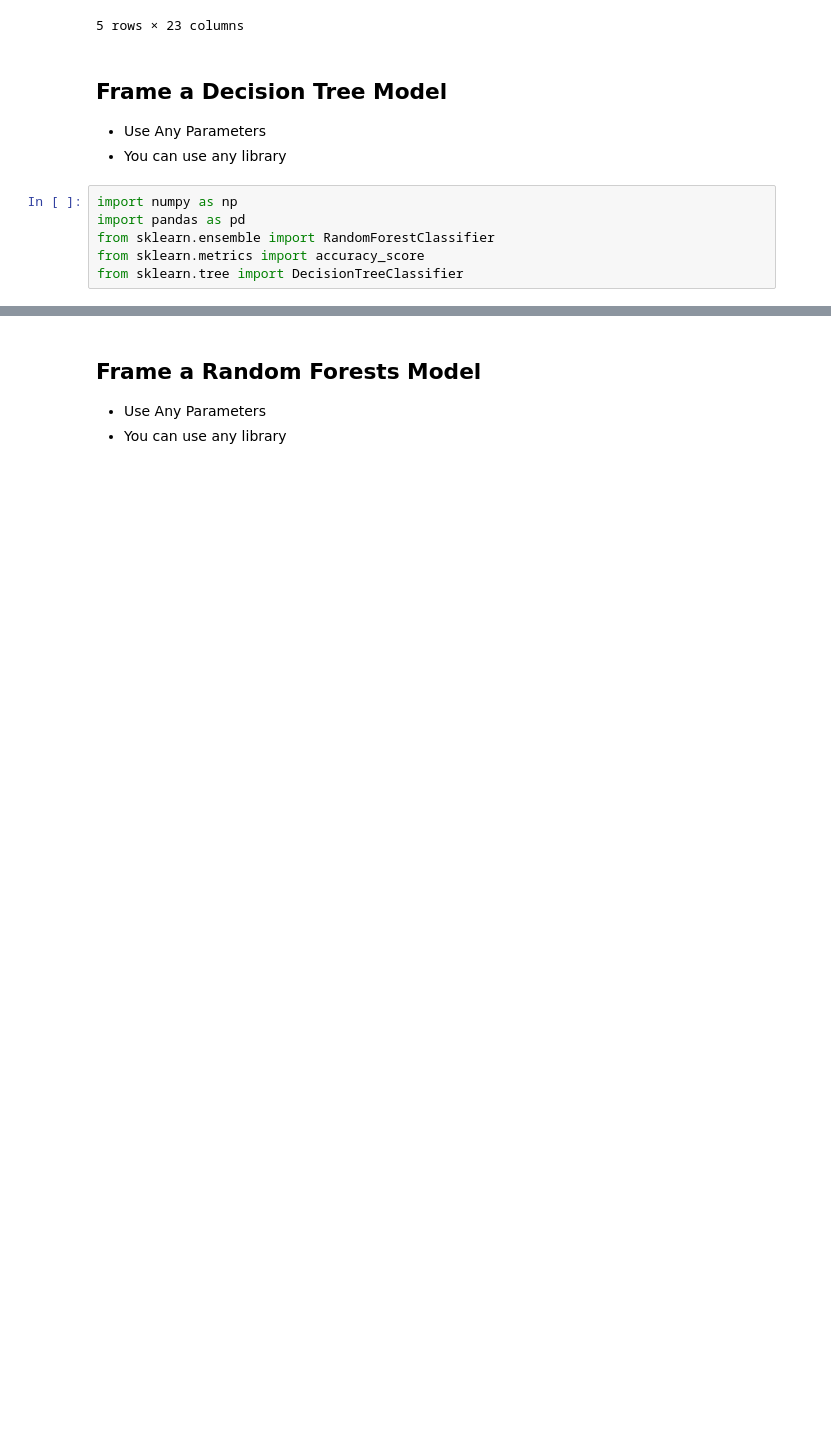
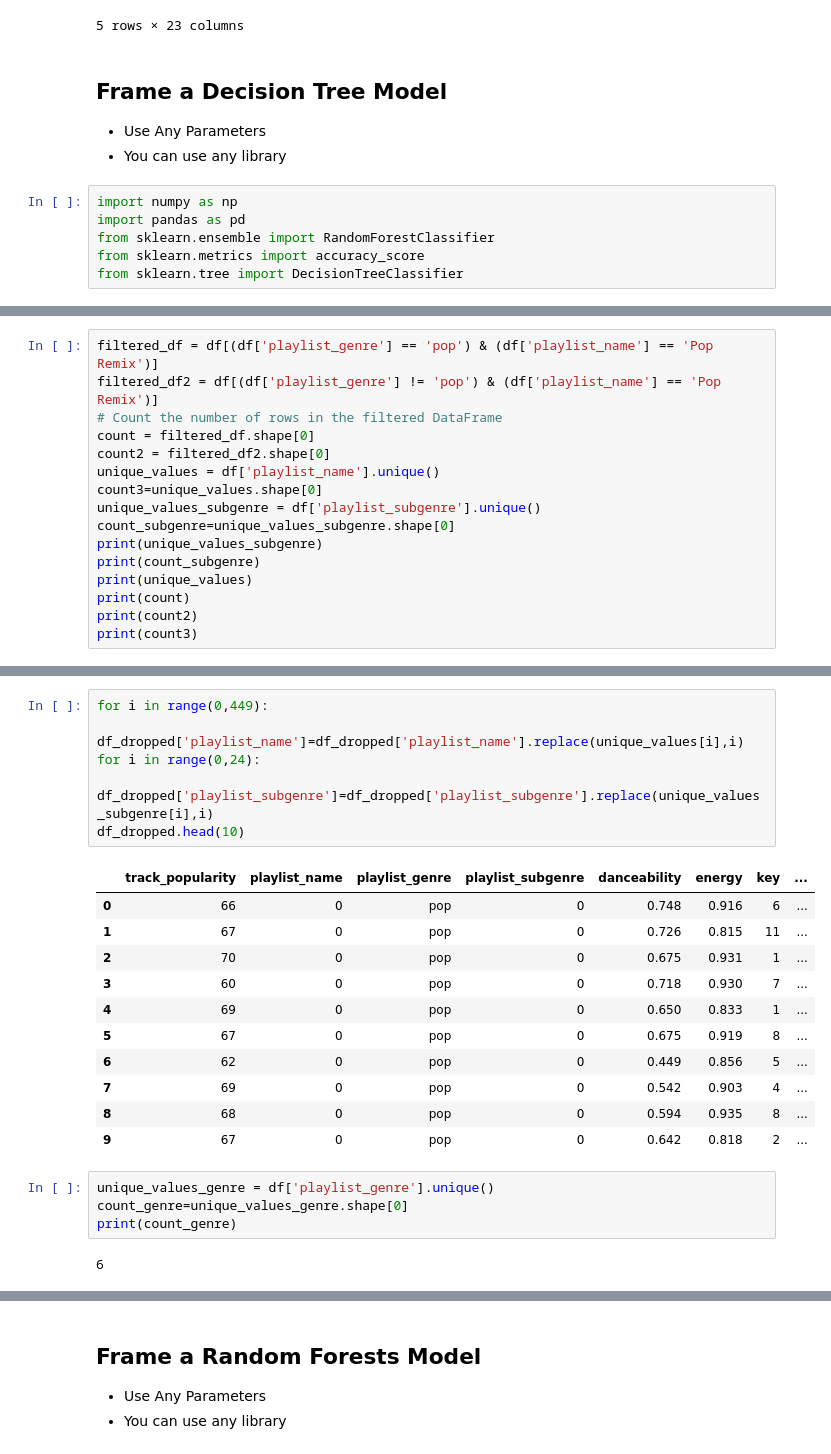
Before and after one commit to ElectronicsClub-IITK/Voice-Morph-Companion, a Jupyter notebook: Week 2/RF and DT Assignment/Assignment.ipynb, the cells around one changed output, grey strips where cells are left out. Drawn from its saved outputs; the diff is of its cells as text; blank space fills up the shorter version.

```diff
--- a/Week 2/RF and DT Assignment/Assignment.ipynb
+++ b/Week 2/RF and DT Assignment/Assignment.ipynb
@@ -29,0 +117,16 @@ from sklearn.tree import DecisionTreeClassifier
+# %%
+filtered_df = df[(df['playlist_genre'] == 'pop') & (df['playlist_name'] == 'Pop Remix')]
+filtered_df2 = df[(df['playlist_genre'] != 'pop') & (df['playlist_name'] == 'Pop Remix')]
+# Count the number of rows in the filtered DataFrame
+count = filtered_df.shape[0]
+count2 = filtered_df2.shape[0]
+unique_values = df['playlist_name'].unique()
+count3=unique_values.shape[0]
+unique_values_subgenre = df['playlist_subgenre'].unique()
+count_subgenre=unique_values_subgenre.shape[0]
+print(unique_values_subgenre)
+print(count_subgenre)
+print(unique_values)
+print(count)
+print(count2)
+print(count3)
@@ -29,0 +151,24 @@ from sklearn.tree import DecisionTreeClassifier
+# %%
+for i in range(0,449):
+    df_dropped['playlist_name']=df_dropped['playlist_name'].replace(unique_values[i],i)
+for i in range(0,24):
+    df_dropped['playlist_subgenre']=df_dropped['playlist_subgenre'].replace(unique_values_subgenre[i],i)
+df_dropped.head(10)
+# %% [output]
+|  | track_popularity | playlist_name | playlist_genre | playlist_subgenre | danceability | energy | key | ... |
+| 0 | 66 | 0 | pop | 0 | 0.748 | 0.916 | 6 | ... |
+| 1 | 67 | 0 | pop | 0 | 0.726 | 0.815 | 11 | ... |
+| 2 | 70 | 0 | pop | 0 | 0.675 | 0.931 | 1 | ... |
+| 3 | 60 | 0 | pop | 0 | 0.718 | 0.930 | 7 | ... |
+| 4 | 69 | 0 | pop | 0 | 0.650 | 0.833 | 1 | ... |
+| 5 | 67 | 0 | pop | 0 | 0.675 | 0.919 | 8 | ... |
+| 6 | 62 | 0 | pop | 0 | 0.449 | 0.856 | 5 | ... |
+| 7 | 69 | 0 | pop | 0 | 0.542 | 0.903 | 4 | ... |
+| 8 | 68 | 0 | pop | 0 | 0.594 | 0.935 | 8 | ... |
+| 9 | 67 | 0 | pop | 0 | 0.642 | 0.818 | 2 | ... |
+# %%
+unique_values_genre = df['playlist_genre'].unique()
+count_genre=unique_values_genre.shape[0]
+print(count_genre)
+# %% [output]
+6
```
Also changed, not shown: parts of 15 cells of this notebook.
